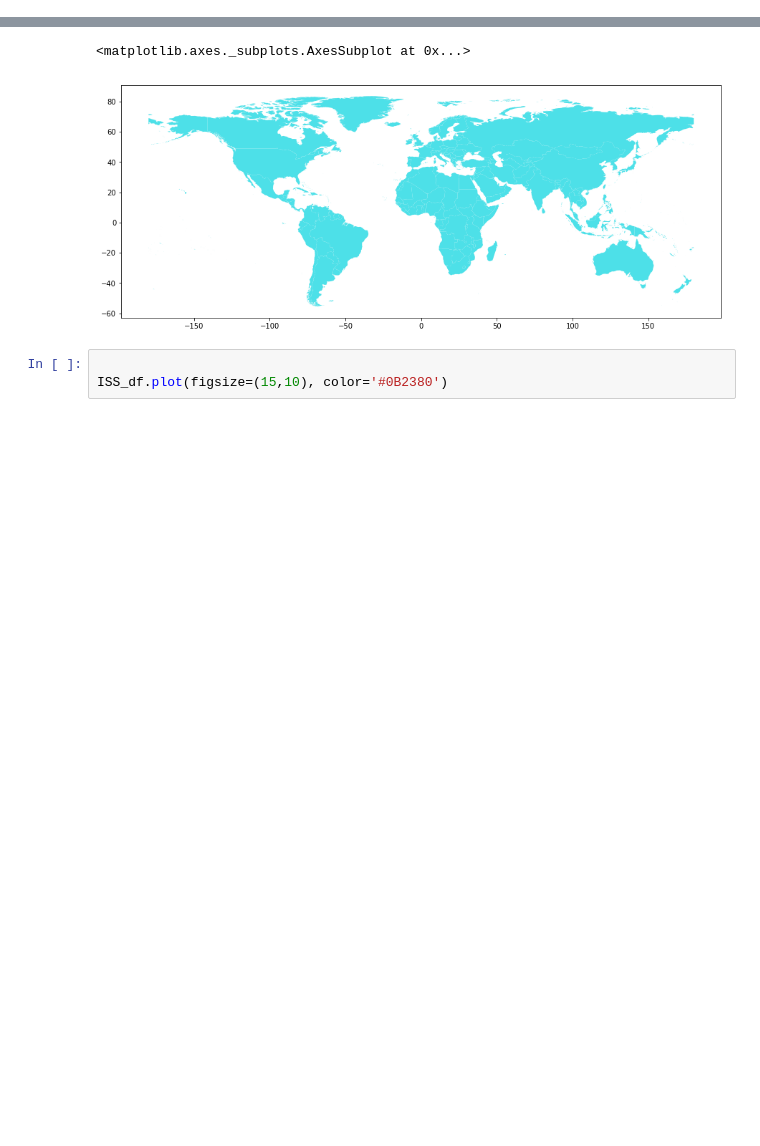
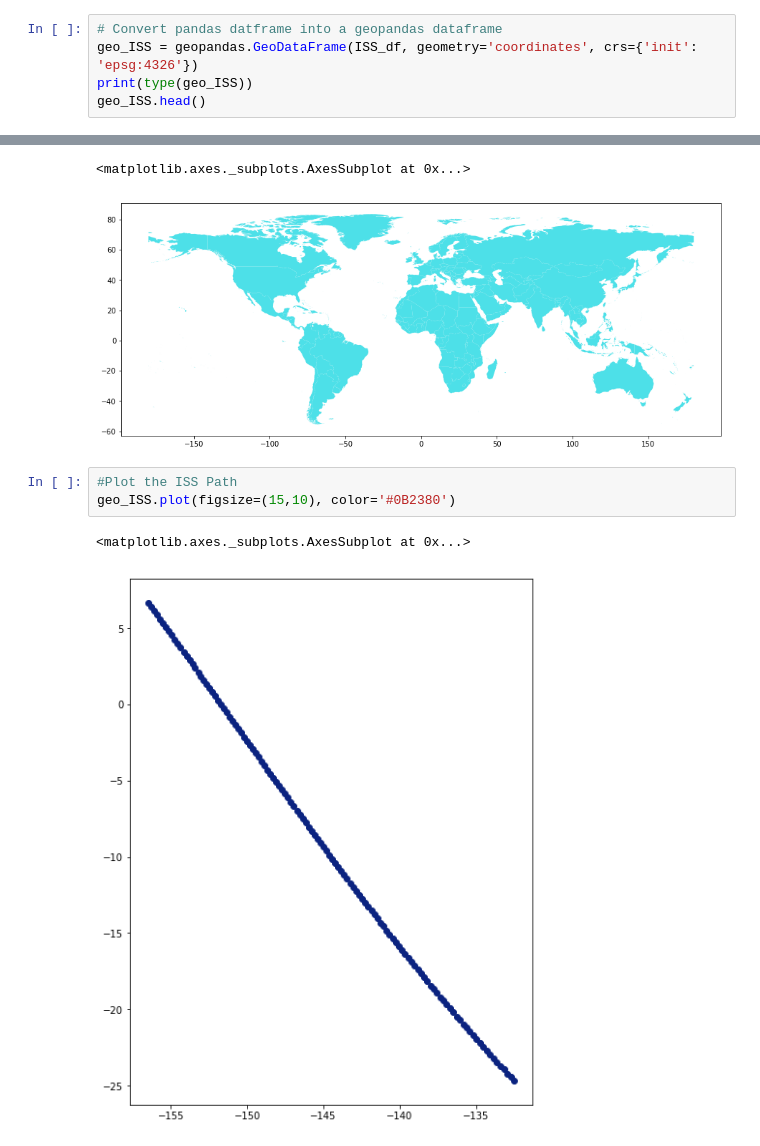
Before and after one commit to 99KHayes/ISS_tracking, a Jupyter notebook: ISS_notebook.ipynb, the cells around one changed output, grey strips where cells are left out. Drawn from its saved outputs; the diff is of its cells as text; blank space fills up the shorter version.

Commit message:
initial ISS over earth image!

```diff
--- a/ISS_notebook.ipynb
+++ b/ISS_notebook.ipynb
@@ -112,3 +112,8 @@ ISS_df.head()
 | 2 | 6.1243 | -156.0754 | 1.562701e+09 | POINT (-156.0754 6.1243) |
 | 3 | 5.8707 | -155.8929 | 1.562701e+09 | POINT (-155.8929 5.8707) |
 | 4 | 5.5918 | -155.6924 | 1.562701e+09 | POINT (-155.6924 5.5918) |
+# %%
+# Convert pandas datframe into a geopandas dataframe
+geo_ISS = geopandas.GeoDataFrame(ISS_df, geometry='coordinates', crs={'init': 'epsg:4326'})
+print(type(geo_ISS))
+geo_ISS.head()
@@ -161,5 +174,8 @@ earth.plot(figsize=(15,10), color='#4DE0E8')
 <matplotlib.axes._subplots.AxesSubplot at 0x...>
 [figure]
 # %%
-
-ISS_df.plot(figsize=(15,10), color='#0B2380')
+#Plot the ISS Path
+geo_ISS.plot(figsize=(15,10), color='#0B2380')
+# %% [output]
+<matplotlib.axes._subplots.AxesSubplot at 0x...>
+[figure, added]
```
Also changed, not shown: parts of 2 cells of this notebook.
